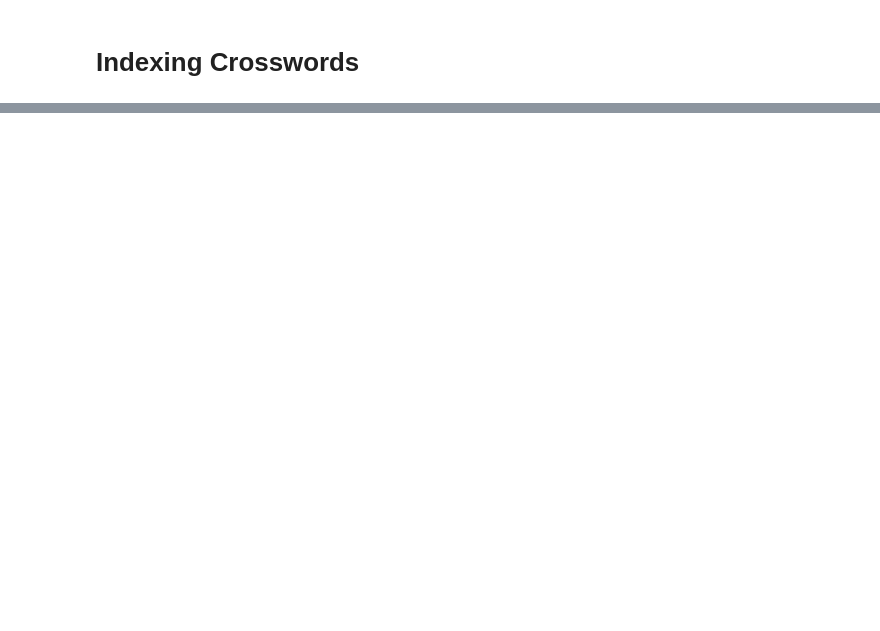
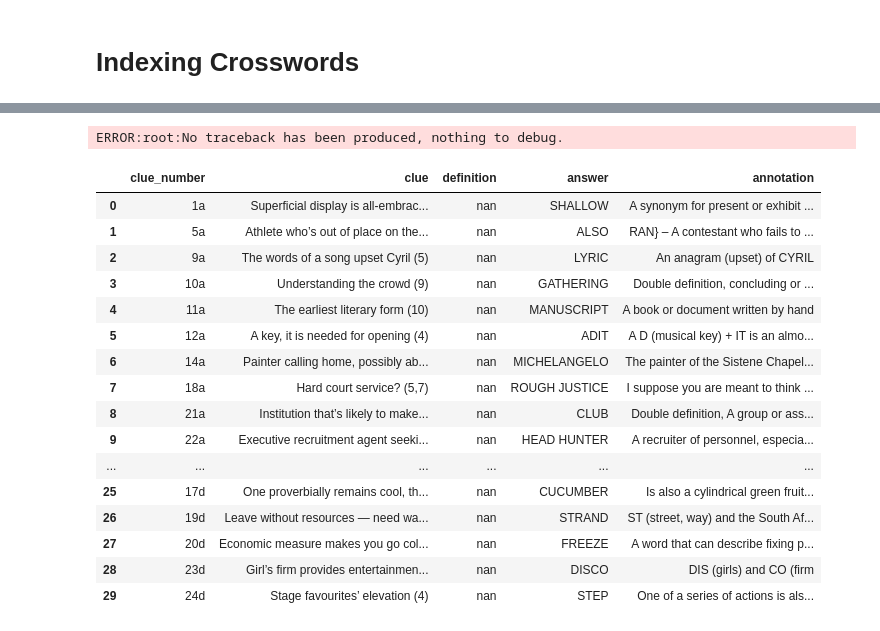
Before and after one commit to eigenfoo/cryptics, a Jupyter notebook: index_crosswords.ipynb, the cells around one changed output, grey strips where cells are left out. Cells and saved outputs as stored; diff of their text form; code cells hidden in the pictures; blank space fills up the shorter version.

```diff
--- a/index_crosswords.ipynb
+++ b/index_crosswords.ipynb
@@ -212,0 +186,20 @@ response = requests.get(source_url, headers=headers)
+# %%
+# With buttons
+# source_url = "http://bigdave44.com/2021/07/05/dt-29719/"
+# source_url = "http://bigdave44.com/2021/07/03/ntspp-595/"
+# source_url = "http://bigdave44.com/2021/07/02/toughie-2672/"
+# source_url = "http://bigdave44.com/2021/07/02/dt-29717/"
+# source_url = "http://bigdave44.com/2021/07/02/dt-29712/"
+# source_url = "http://bigdave44.com/2021/07/01/toughie-2671/"
+# source_url = "http://bigdave44.com/2021/07/01/dt-29716/"
+# source_url = "http://bigdave44.com/2021/06/30/dt-29715/"
+# source_url = "http://bigdave44.com/2012/12/21/dt-27050/"
+
+# With white text in { }
+# source_url = "http://bigdave44.com/2011/09/29/toughie-641/"
+source_url = "http://bigdave44.com/2012/07/30/dt-26931/"
+# http://bigdave44.com/2009/08/11/toughie-196/
+# http://bigdave44.com/2010/11/03/toughie-452/
+# http://bigdave44.com/2010/10/15/toughie-442/
+
+response = requests.get(source_url, headers=headers)
@@ -212,0 +233,23 @@ response = requests.get(source_url, headers=headers)
+# %%
+# FIXME: look at ALSO RAN... it's been split up across the answer and annotation columns!
+%debug
+parse_text_type_1(response.text)
+# %% [output]
+ERROR:root:No traceback has been produced, nothing to debug.
+|  | clue_number | clue | definition | answer | annotation |
+| 0 | 1a | Superficial display is all-embrac... | nan | SHALLOW | A synonym for present or exhibit ... |
+| 1 | 5a | Athlete who’s out of place on the... | nan | ALSO | RAN} – A contestant who fails to ... |
+| 2 | 9a | The words of a song upset Cyril (5) | nan | LYRIC | An anagram (upset) of CYRIL |
+| 3 | 10a | Understanding the crowd (9) | nan | GATHERING | Double definition, concluding or ... |
+| 4 | 11a | The earliest literary form (10) | nan | MANUSCRIPT | A book or document written by hand |
+| 5 | 12a | A key, it is needed for opening (4) | nan | ADIT | A D (musical key) + IT is an almo... |
+| 6 | 14a | Painter calling home, possibly ab... | nan | MICHELANGELO | The painter of the Sistene Chapel... |
+| 7 | 18a | Hard court service? (5,7) | nan | ROUGH JUSTICE | I suppose you are meant to think ... |
+| 8 | 21a | Institution that’s likely to make... | nan | CLUB | Double definition, A group or ass... |
+| 9 | 22a | Executive recruitment agent seeki... | nan | HEAD HUNTER | A recruiter of personnel, especia... |
+| ... | ... | ... | ... | ... | ... |
+| 25 | 17d | One proverbially remains cool, th... | nan | CUCUMBER | Is also a cylindrical green fruit... |
+| 26 | 19d | Leave without resources — need wa... | nan | STRAND | ST (street, way) and the South Af... |
+| 27 | 20d | Economic measure makes you go col... | nan | FREEZE | A word that can describe fixing p... |
+| 28 | 23d | Girl’s firm provides entertainmen... | nan | DISCO | DIS (girls) and CO (firm |
+| 29 | 24d | Stage favourites’ elevation (4) | nan | STEP | One of a series of actions is als... |
```
Also changed, not shown: parts of 32 cells of this notebook.
